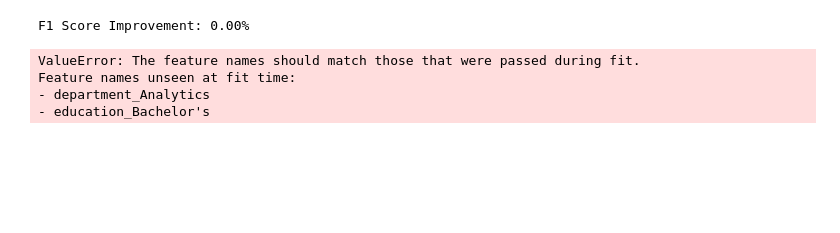
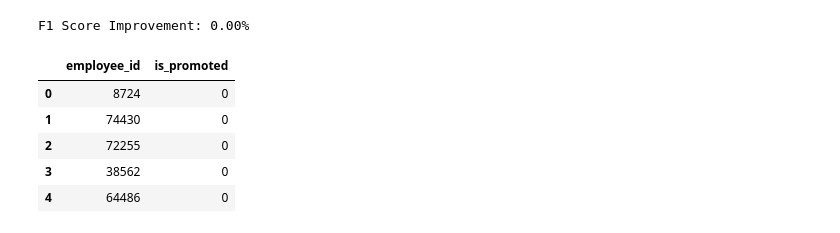
Before and after one commit to Bishre313/ict_p1, a Jupyter notebook: Intermediate_assessment_Supervised.ipynb, the cells around one changed output. Cells and saved outputs as stored; diff of their text form; code cells hidden in the pictures; blank space fills up the shorter version.

```diff
--- a/Intermediate_assessment_Supervised.ipynb
+++ b/Intermediate_assessment_Supervised.ipynb
@@ -591,13 +590,27 @@ improvement = (
 print(f"F1 Score Improvement: {improvement:.2f}%")
 # %% [output]
 F1 Score Improvement: 0.00%
-# %%
-test_pred_tuned = best_rf_model.predict(hr_data_test)
-# %% [output]
-ValueError: The feature names should match those that were passed during fit.
-Feature names unseen at fit time:
-- department_Analytics
-- education_Bachelor's
+# %%
+# Recreate emp_id (if missing)
+emp_id = pd.read_csv("/content/test.csv")['employee_id']
+# %%
+# Predict on test dataset (TUNED MODEL)
+test_pred_tuned = best_rf_model.predict(test_encoded)
+
+# Create submission file
+submission = pd.DataFrame({
+    'employee_id': emp_id,
+    'is_promoted': test_pred_tuned
+})
+
+submission.head()
+# %% [output]
+|  | employee_id | is_promoted |
+| 0 | 8724 | 0 |
+| 1 | 74430 | 0 |
+| 2 | 72255 | 0 |
+| 3 | 38562 | 0 |
+| 4 | 64486 | 0 |
 # %%
 submission = pd.DataFrame({
     'employee_id': emp_id,
```
Also changed, not shown: parts of 12 cells of this notebook.
